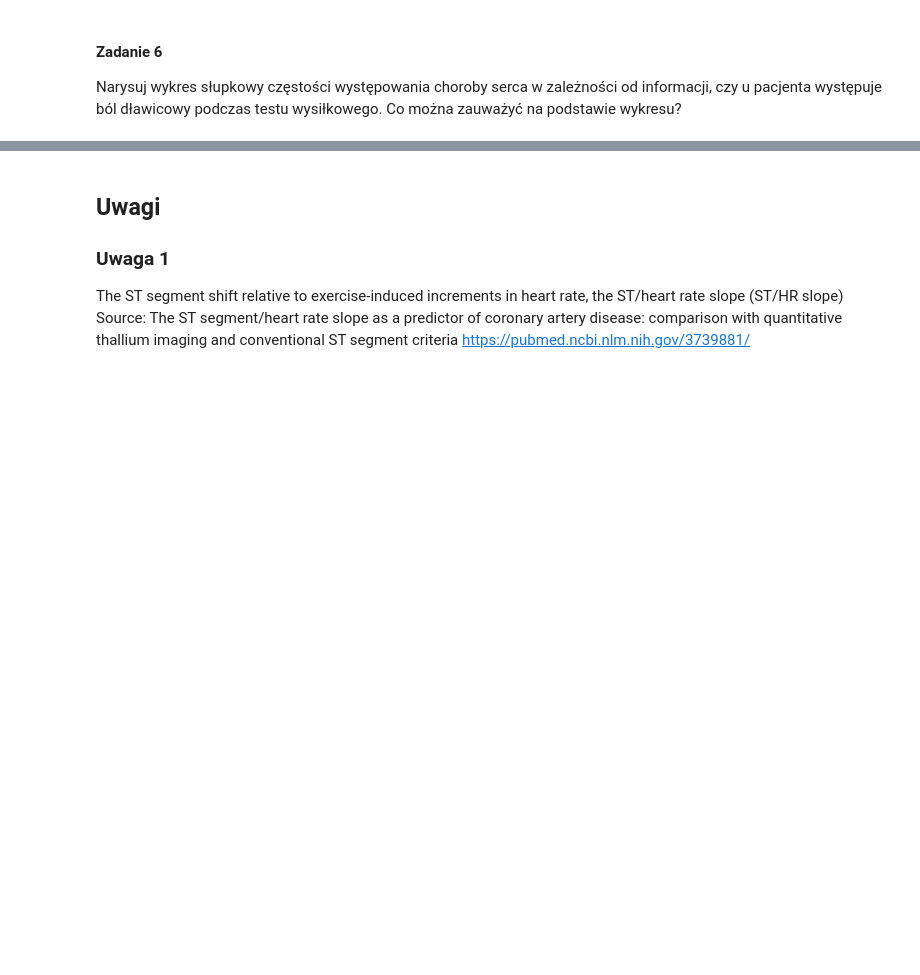
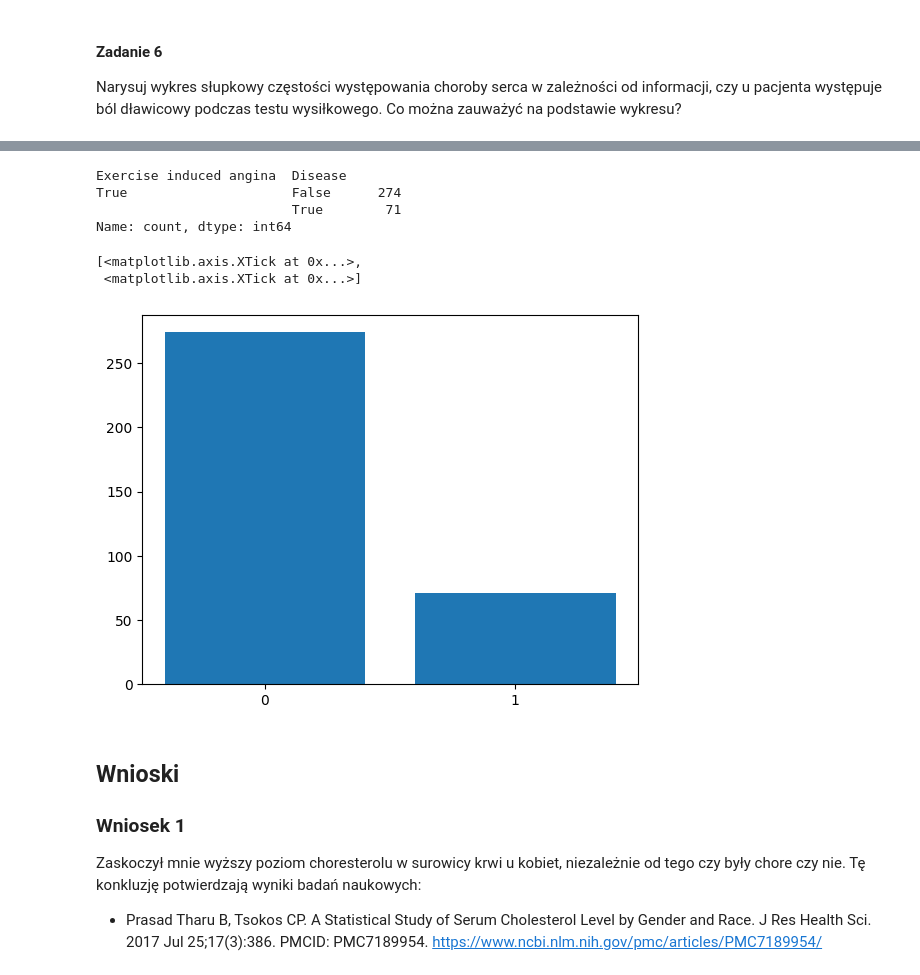
Before and after one commit to yovvanka/python-exercises, a Jupyter notebook: List_1_exercise 2.ipynb, the cells around one changed output, grey strips where cells are left out. Saved outputs shown, nothing was run; the diff lists cells and outputs as text; code cells hidden in the pictures; blank space fills up the shorter version.

Commit message:
Solution to exercise 6. Fixes. Conclusions.

```diff
--- a/List_1_exercise 2.ipynb
+++ b/List_1_exercise 2.ipynb
@@ -190,3 +196,6 @@ Maximum heart rate achieved is higher in patients with the heart disease present
 #### Zadanie 6
 Narysuj wykres słupkowy częstości występowania choroby serca w zależności od
 informacji, czy u pacjenta występuje ból dławicowy podczas testu wysiłkowego. Co można zauważyć na podstawie wykresu?
+# %%
+heart_disease_subset6 = heart_disease[["Exercise induced angina", "Disease"]]
+heart_disease_subset6
@@ -192,0 +216,3 @@ informacji, czy u pacjenta występuje ból dławicowy podczas testu wysiłkowego
+# %%
+exercise_angina = heart_disease_subset6.query("`Exercise induced angina` == True")
+exercise_angina
@@ -193,6 +233,26 @@ informacji, czy u pacjenta występuje ból dławicowy podczas testu wysiłkowego
+# %%
+disease_counts = exercise_angina.value_counts()
+disease_counts
+# %% [output]
+Exercise induced angina  Disease
+True                     False      274
+                         True        71
+Name: count, dtype: int64
+# %%
+disease_counts_index = disease_counts.index.tolist()
+x = (np.transpose(disease_counts_index)[1]).astype(int)
+y = exercise_angina.value_counts().values
+fig, ax = plt.subplots()
+ax.bar(x, y)
+ax.set_xticks(x)
+# %% [output]
+[<matplotlib.axis.XTick at 0x...>,
+ <matplotlib.axis.XTick at 0x...>]
+[figure, added]
 # %% [markdown]
-## Uwagi
+## Wnioski
 
-### Uwaga 1
-The ST segment shift relative to exercise-induced increments in heart rate, the ST/heart rate slope (ST/HR slope)
-Source: The ST segment/heart rate slope as a predictor of coronary artery disease: comparison with quantitative thallium imaging and conventional ST segment criteria https://pubmed.ncbi.nlm.nih.gov/3739881/
+### Wniosek 1
+Zaskoczył mnie wyższy poziom choresterolu w surowicy krwi u kobiet, niezależnie od tego czy były chore czy nie.
+Tę konkluzję potwierdzają wyniki badań naukowych:
+- Prasad Tharu B, Tsokos CP. A Statistical Study of Serum Cholesterol Level by Gender and Race. J Res Health Sci. 2017 Jul 25;17(3):386. PMCID: PMC7189954. https://www.ncbi.nlm.nih.gov/pmc/articles/PMC7189954/
```
Also changed, not shown: parts of 5 cells of this notebook.
